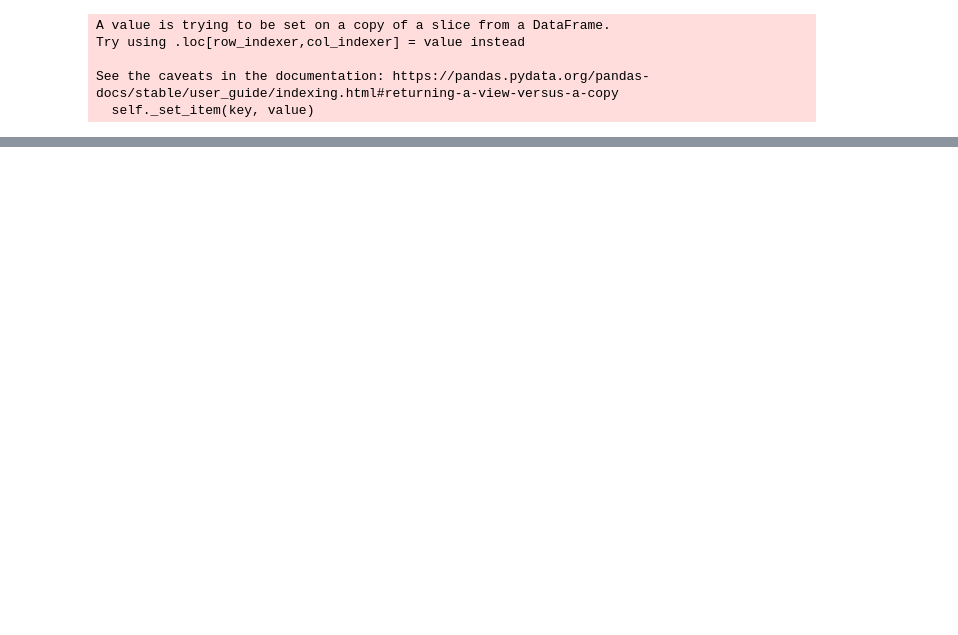
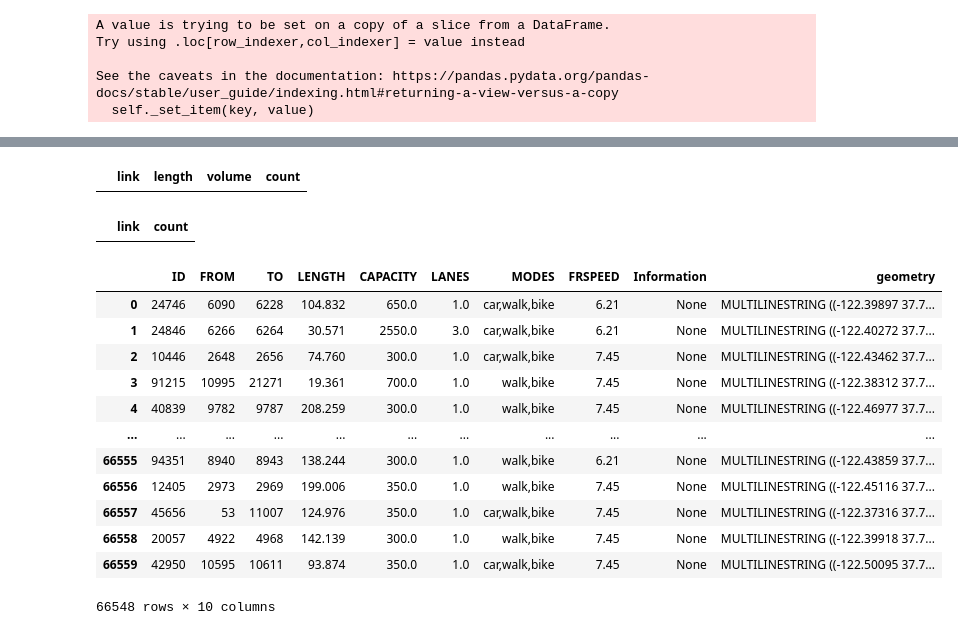
Before and after one commit to vsgo222/BEAM_Summary, a Jupyter notebook: 1.5 - Summary_Sheet_5pct_usingevents.ipynb, the cells around one changed output, grey strips where cells are left out. Drawn from its saved outputs; the diff is of its cells as text; code cells hidden in the pictures; blank space fills up the shorter version.

Commit message:
Added templatev10.0 and the latest simulation run summary report

```diff
--- a/1.5 - Summary_Sheet_5pct_usingevents.ipynb
+++ b/1.5 - Summary_Sheet_5pct_usingevents.ipynb
@@ -42,7 +43,7 @@ def get_iteration_count(simulation_run):
         list_iter.append(int(name.rsplit("it.")[1]))
     return max((list_iter)),min((list_iter))
 # setup the BEAM model output folder name here
-simulation_run = "sf-tscore-test-sample-inflated-personal-vehicle-mode-choice-details-added-tracing__cdb"
+simulation_run = "updated-mc-coefficient-new-tpcm-utility-calculation__eko"
 last_iter,first_iter = get_iteration_count(simulation_run)
 
 # get the path of the simulation run and also get its creation date
@@ -1737,0 +1677,38 @@ dfFirst.loc[dfFirst["person"]=="100050-3"]
+# %%
+### now read the link stat from the SF County
+gdSFCountyNetwork = gpd.read_file((BASE_DIR.parent.joinpath("runs", simulation_run,"Network","SFCounty_EPSG4326.geojson")),driver='GeoJSON')
+gdfSFBoundary = gpd.read_file((BASE_DIR.parent.joinpath("runs", simulation_run,"Network","SFCounty_boundary_EPSG4326.geojson")),driver='GeoJSON')
+
+df = gdSFCountyNetwork.loc[~gdSFCountyNetwork["Information"].isin(['San Mateo', 'Golden Gate Bridge', 'SFOak1', 'SFOak2'])]
+# # convert it to dictinary "Length" & "Link"
+network_links = dict(zip(df["ID"], df["LENGTH"]))
+
+dfBayArea = pd.read_csv(BASE_DIR.parent.joinpath((BASE_DIR.parent.joinpath("runs",simulation_run,"ITERS",("it."+str(last_iter)),(str(last_iter)+".linkstats.csv.gz")))), compression="gzip", low_memory=True)
+dfBayArea.reset_index(drop=True,inplace=True)
+dfBayArea["link"]=dfBayArea["link"].astype(str)
+dfSFCounty=dfBayArea[dfBayArea["link"].isin(network_links.keys())]
+dfSFCountyBeam = linkstats_to_df(dfSFCounty)
+# %%
+dfjoin_2
+# %% [output]
+|  | link | length | volume | count |
+# %%
+physim[physim["link"].isin(network_links.keys())]
+# %% [output]
+|  | link | count |
+# %%
+df
+# %% [output]
+|  | ID | FROM | TO | LENGTH | CAPACITY | LANES | MODES | FRSPEED | Information | geometry |
+| 0 | 24746 | 6090 | 6228 | 104.832 | 650.0 | 1.0 | car,walk,bike | 6.21 | None | MULTILINESTRING ((-122.39897 37.7... |
+| 1 | 24846 | 6266 | 6264 | 30.571 | 2550.0 | 3.0 | car,walk,bike | 6.21 | None | MULTILINESTRING ((-122.40272 37.7... |
+| 2 | 10446 | 2648 | 2656 | 74.760 | 300.0 | 1.0 | car,walk,bike | 7.45 | None | MULTILINESTRING ((-122.43462 37.7... |
+| 3 | 91215 | 10995 | 21271 | 19.361 | 700.0 | 1.0 | walk,bike | 7.45 | None | MULTILINESTRING ((-122.38312 37.7... |
+| 4 | 40839 | 9782 | 9787 | 208.259 | 300.0 | 1.0 | walk,bike | 7.45 | None | MULTILINESTRING ((-122.46977 37.7... |
+| ... | ... | ... | ... | ... | ... | ... | ... | ... | ... | ... |
+| 66555 | 94351 | 8940 | 8943 | 138.244 | 300.0 | 1.0 | walk,bike | 6.21 | None | MULTILINESTRING ((-122.43859 37.7... |
+| 66556 | 12405 | 2973 | 2969 | 199.006 | 350.0 | 1.0 | walk,bike | 7.45 | None | MULTILINESTRING ((-122.45116 37.7... |
+| 66557 | 45656 | 53 | 11007 | 124.976 | 350.0 | 1.0 | car,walk,bike | 7.45 | None | MULTILINESTRING ((-122.37316 37.7... |
+| 66558 | 20057 | 4922 | 4968 | 142.139 | 300.0 | 1.0 | walk,bike | 7.45 | None | MULTILINESTRING ((-122.39918 37.7... |
+| 66559 | 42950 | 10595 | 10611 | 93.874 | 350.0 | 1.0 | car,walk,bike | 7.45 | None | MULTILINESTRING ((-122.50095 37.7... |
+66548 rows × 10 columns
```
Also changed, not shown: parts of 26 cells of this notebook, 3 other files.
